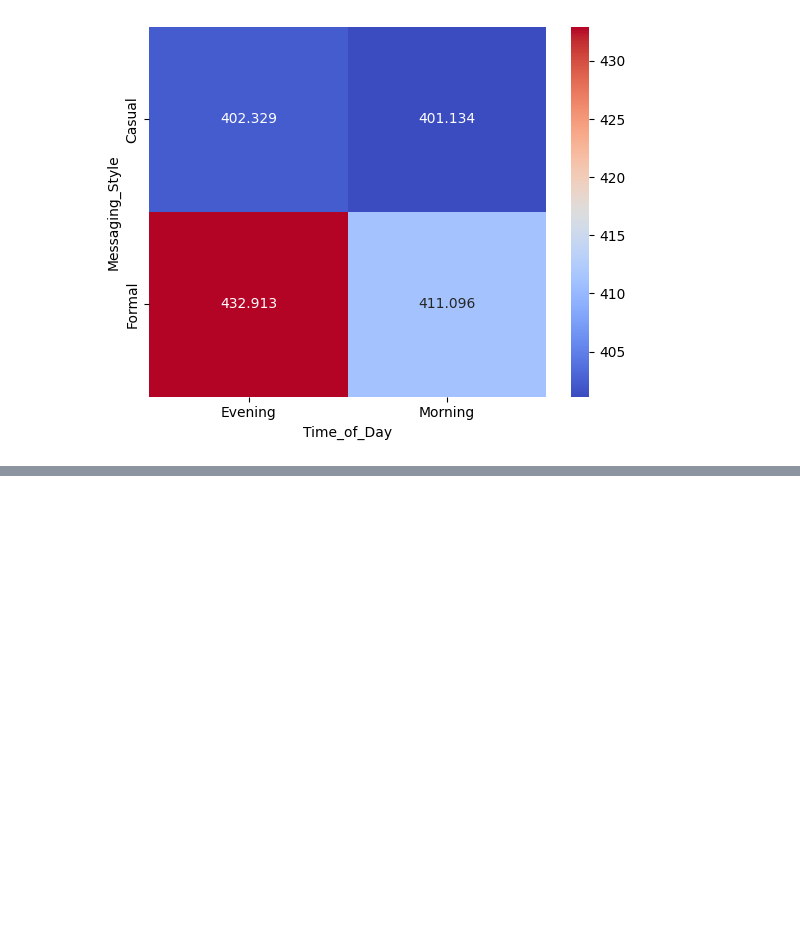
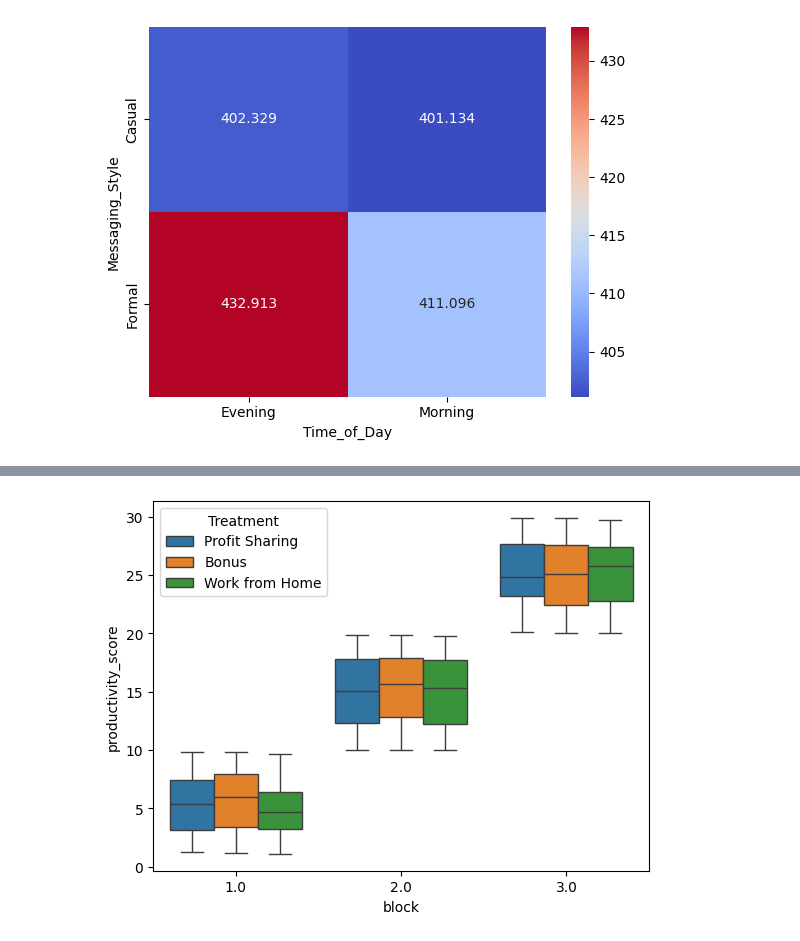
Before and after one commit to MichaelSzczepaniak/DataCamp, a Jupyter notebook: Tracks/Associate Data Scientist/30 Experimental Design in Python/ExperimentalDesignPython.ipynb, the cells around one changed output, grey strips where cells are left out. Saved outputs shown, nothing was run; the diff lists cells and outputs as text; code cells hidden in the pictures; blank space fills up the shorter version.

Commit message:
add data set that was not provided, add section implementing a randomized block design

```diff
--- a/Tracks/Associate Data Scientist/30 Experimental Design in Python/ExperimentalDesignPython.ipynb
+++ b/Tracks/Associate Data Scientist/30 Experimental Design in Python/ExperimentalDesignPython.ipynb
@@ -275,0 +282,5 @@ plt.show()
+# %%
+productivity = pd.read_fwf('./data/productivity_subjects2.txt')
+productivity.drop("idx", axis="columns", inplace=True)
+print(productivity.info())
+productivity.head()
@@ -275,0 +305,17 @@ plt.show()
+# %%
+# Randomly assign workers to blocks
+# observed=False : show all values for categorical groupers
+prod_df = productivity.groupby('block', observed=False)[productivity.columns].apply(
+    lambda x: x.sample(frac=1)
+)
+
+# Reset the index
+prod_df = prod_df.reset_index(drop=True)
+
+# Assign treatment randomly
+prod_df['Treatment'] = np.random.choice(
+  ['Bonus', 'Profit Sharing', 'Work from Home'],
+  size=len(prod_df)
+)
+
+prod_df.head()
@@ -275,0 +329,10 @@ plt.show()
+# %%
+# visualize how positivity_score varies within blocks
+sns.boxplot(x='block',
+            y='productivity_score',
+            hue='Treatment',
+            data=prod_df)
+
+plt.show()
+# %% [output]
+[figure, added]
```
Also changed, not shown: parts of 5 cells of this notebook, 1 other file.
